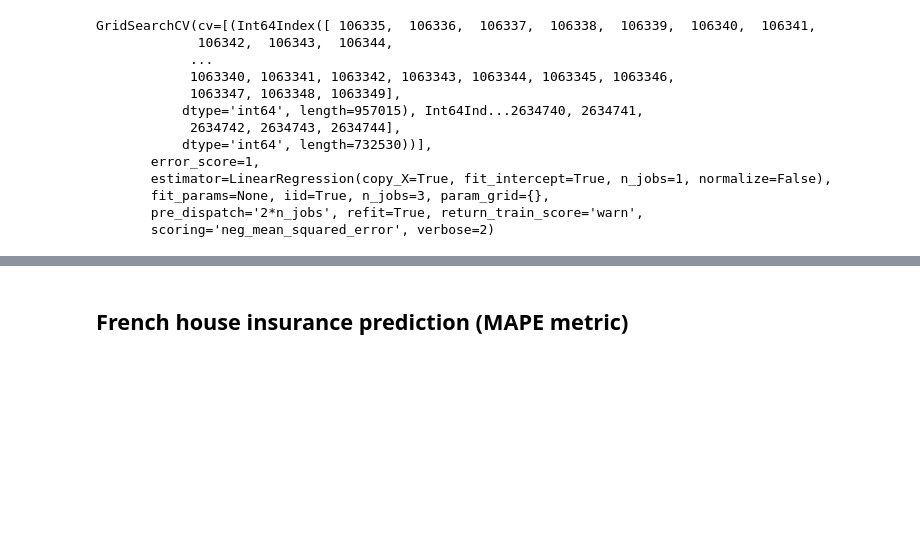
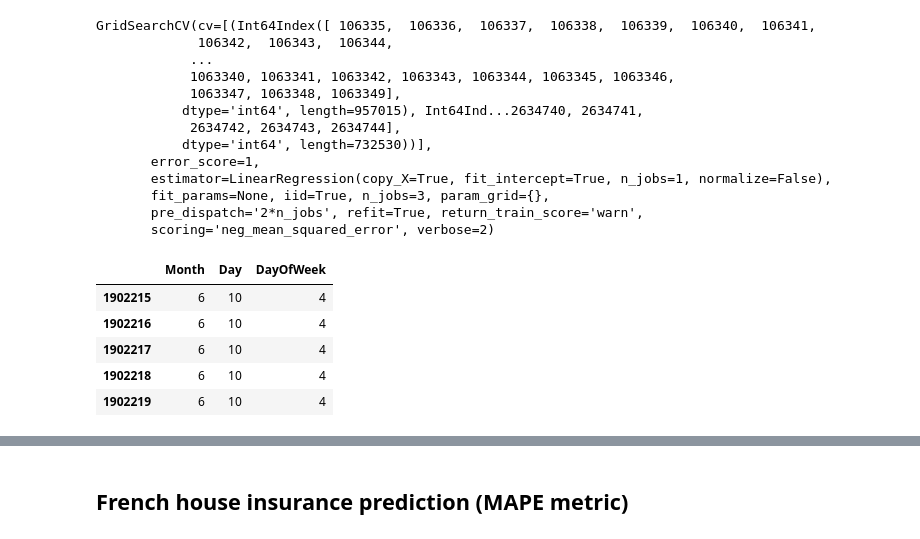
Before and after one commit to lyabakhP/ods_kpi, a Jupyter notebook: hw3_validation-Liabakh_Pavel.ipynb, the cells around one changed output, grey strips where cells are left out. Cells and saved outputs as stored; diff of their text form; code cells hidden in the pictures; blank space fills up the shorter version.

```diff
--- a/hw3_validation-Liabakh_Pavel.ipynb
+++ b/hw3_validation-Liabakh_Pavel.ipynb
@@ -254,3 +254,7 @@ GridSearchCV(cv=[(Int64Index([ 106335,  106336,  106337,  106338,  106339,  1063
        fit_params=None, iid=True, n_jobs=3, param_grid={},
        pre_dispatch='2*n_jobs', refit=True, return_train_score='warn',
        scoring='neg_mean_squared_error', verbose=2)
+# %%
+train_validation['Month']     = train_validation["date"].dt.month
+train_validation['Day']       = train_validation["date"].dt.day
+train_validation['DayOfWeek'] = train_validation["date"].dt.dayofweek
@@ -256,0 +265,11 @@ GridSearchCV(cv=[(Int64Index([ 106335,  106336,  106337,  106338,  106339,  1063
+# %%
+y_val = train_validation.drop(['Visits','date','Page'], axis = 1)
+# %%
+y_val.head()
+# %% [output]
+|  | Month | Day | DayOfWeek |
+| 1902215 | 6 | 10 | 4 |
+| 1902216 | 6 | 10 | 4 |
+| 1902217 | 6 | 10 | 4 |
+| 1902218 | 6 | 10 | 4 |
+| 1902219 | 6 | 10 | 4 |
```
Also changed, not shown: parts of 43 cells of this notebook.
